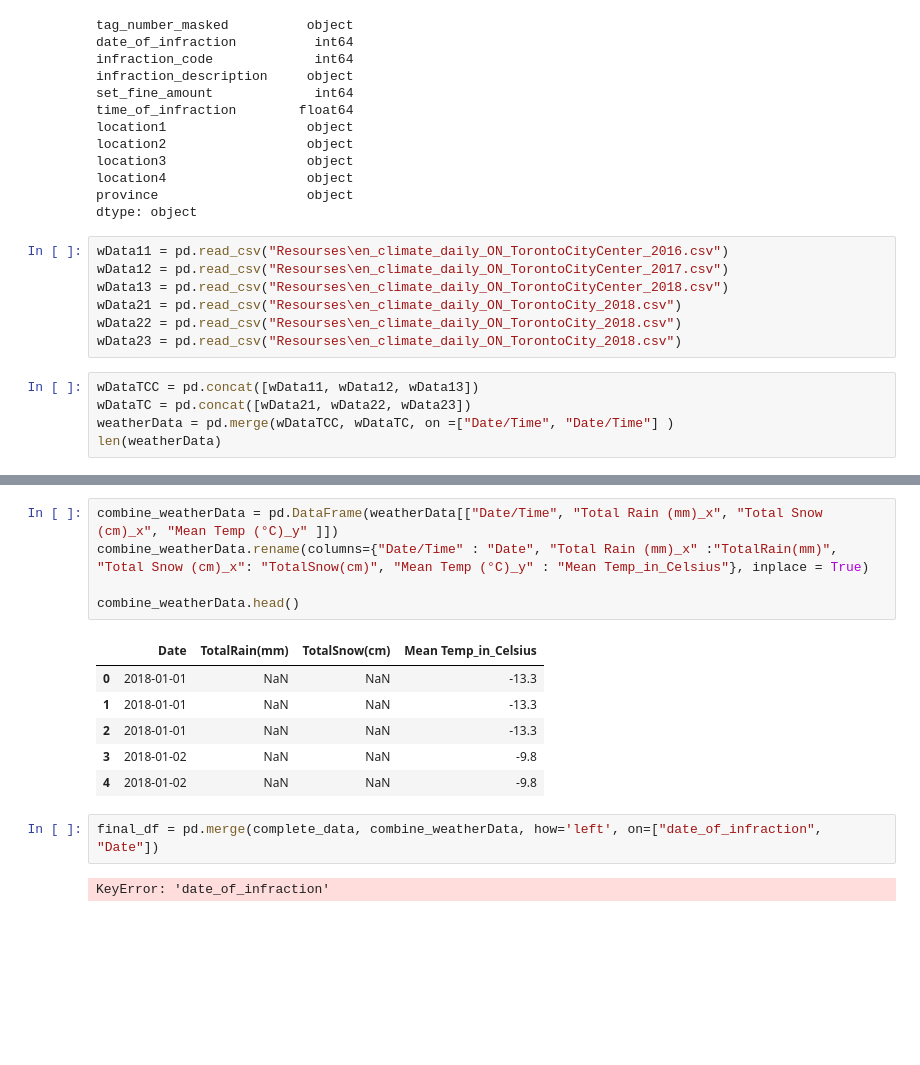
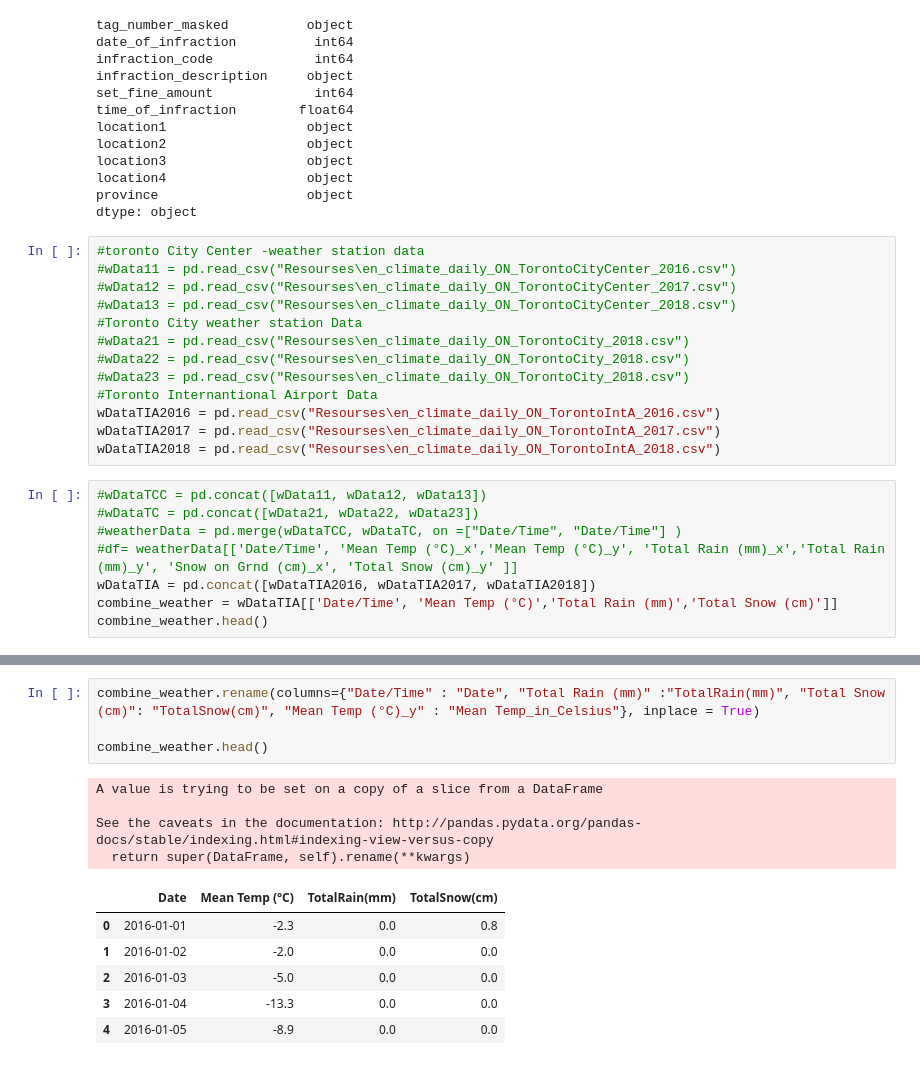
Before and after one commit to chuhaovince/UofT_DataBootcamp_Project_1, a Jupyter notebook: Project1-Vince.ipynb, the cells around one changed output, grey strips where cells are left out. Saved outputs shown, nothing was run; the diff lists cells and outputs as text; blank space fills up the shorter version.

```diff
--- a/Project1-Vince.ipynb
+++ b/Project1-Vince.ipynb
@@ -87,15 +87,24 @@ location4                  object
 province                   object
 dtype: object
 # %%
-wData11 = pd.read_csv("Resourses\en_climate_daily_ON_TorontoCityCenter_2016.csv")
-wData12 = pd.read_csv("Resourses\en_climate_daily_ON_TorontoCityCenter_2017.csv")
-wData13 = pd.read_csv("Resourses\en_climate_daily_ON_TorontoCityCenter_2018.csv")
-wData21 = pd.read_csv("Resourses\en_climate_daily_ON_TorontoCity_2018.csv")
-wData22 = pd.read_csv("Resourses\en_climate_daily_ON_TorontoCity_2018.csv")
-wData23 = pd.read_csv("Resourses\en_climate_daily_ON_TorontoCity_2018.csv")
+#toronto City Center -weather station data
+#wData11 = pd.read_csv("Resourses\en_climate_daily_ON_TorontoCityCenter_2016.csv")
+#wData12 = pd.read_csv("Resourses\en_climate_daily_ON_TorontoCityCenter_2017.csv")
+#wData13 = pd.read_csv("Resourses\en_climate_daily_ON_TorontoCityCenter_2018.csv")
+#Toronto City weather station Data
+#wData21 = pd.read_csv("Resourses\en_climate_daily_ON_TorontoCity_2018.csv")
+#wData22 = pd.read_csv("Resourses\en_climate_daily_ON_TorontoCity_2018.csv")
+#wData23 = pd.read_csv("Resourses\en_climate_daily_ON_TorontoCity_2018.csv")
+#Toronto Internantional Airport Data
+wDataTIA2016 = pd.read_csv("Resourses\en_climate_daily_ON_TorontoIntA_2016.csv")
+wDataTIA2017 = pd.read_csv("Resourses\en_climate_daily_ON_TorontoIntA_2017.csv")
+wDataTIA2018 = pd.read_csv("Resourses\en_climate_daily_ON_TorontoIntA_2018.csv")
 # %%
-wDataTCC = pd.concat([wData11, wData12, wData13])
-wDataTC = pd.concat([wData21, wData22, wData23])
-weatherData = pd.merge(wDataTCC, wDataTC, on =["Date/Time", "Date/Time"] )
-len(weatherData)
+#wDataTCC = pd.concat([wData11, wData12, wData13])
+#wDataTC = pd.concat([wData21, wData22, wData23])
+#weatherData = pd.merge(wDataTCC, wDataTC, on =["Date/Time", "Date/Time"] )
+#df= weatherData[['Date/Time', 'Mean Temp (°C)_x','Mean Temp (°C)_y', 'Total Rain (mm)_x','Total Rain (mm)_y', 'Snow on Grnd (cm)_x', 'Total Snow (cm)_y' ]]
+wDataTIA = pd.concat([wDataTIA2016, wDataTIA2017, wDataTIA2018])
+combine_weather = wDataTIA[['Date/Time', 'Mean Temp (°C)','Total Rain (mm)','Total Snow (cm)']]
+combine_weather.head()
 # %% [output]
@@ -103,16 +117,15 @@ len(weatherData)
 # %%
-combine_weatherData = pd.DataFrame(weatherData[["Date/Time", "Total Rain (mm)_x", "Total Snow (cm)_x", "Mean Temp (°C)_y" ]])
-combine_weatherData.rename(columns={"Date/Time" : "Date", "Total Rain (mm)_x" :"TotalRain(mm)", "Total Snow (cm)_x": "TotalSnow(cm)", "Mean Temp (°C)_y" : "Mean Temp_in_Celsius"}, inplace = True)
+combine_weather.rename(columns={"Date/Time" : "Date", "Total Rain (mm)" :"TotalRain(mm)", "Total Snow (cm)": "TotalSnow(cm)", "Mean Temp (°C)_y" : "Mean Temp_in_Celsius"}, inplace = True)
 
-combine_weatherData.head()
+combine_weather.head()
 # %% [output]
+A value is trying to be set on a copy of a slice from a DataFrame
+
+See the caveats in the documentation: http://pandas.pydata.org/pandas-docs/stable/indexing.html#indexing-view-versus-copy
+  return super(DataFrame, self).rename(**kwargs)
-|  | Date | TotalRain(mm) | TotalSnow(cm) | Mean Temp_in_Celsius |
-| 0 | 2018-01-01 | NaN | NaN | -13.3 |
-| 1 | 2018-01-01 | NaN | NaN | -13.3 |
-| 2 | 2018-01-01 | NaN | NaN | -13.3 |
-| 3 | 2018-01-02 | NaN | NaN | -9.8 |
-| 4 | 2018-01-02 | NaN | NaN | -9.8 |
+|  | Date | Mean Temp (°C) | TotalRain(mm) | TotalSnow(cm) |
+| 0 | 2016-01-01 | -2.3 | 0.0 | 0.8 |
+| 1 | 2016-01-02 | -2.0 | 0.0 | 0.0 |
+| 2 | 2016-01-03 | -5.0 | 0.0 | 0.0 |
+| 3 | 2016-01-04 | -13.3 | 0.0 | 0.0 |
+| 4 | 2016-01-05 | -8.9 | 0.0 | 0.0 |
-# %%
-final_df = pd.merge(complete_data, combine_weatherData, how='left', on=["date_of_infraction", "Date"])
-# %% [output]
-KeyError: 'date_of_infraction'
```
Also changed, not shown: parts of 6 cells of this notebook, 4 other files.
